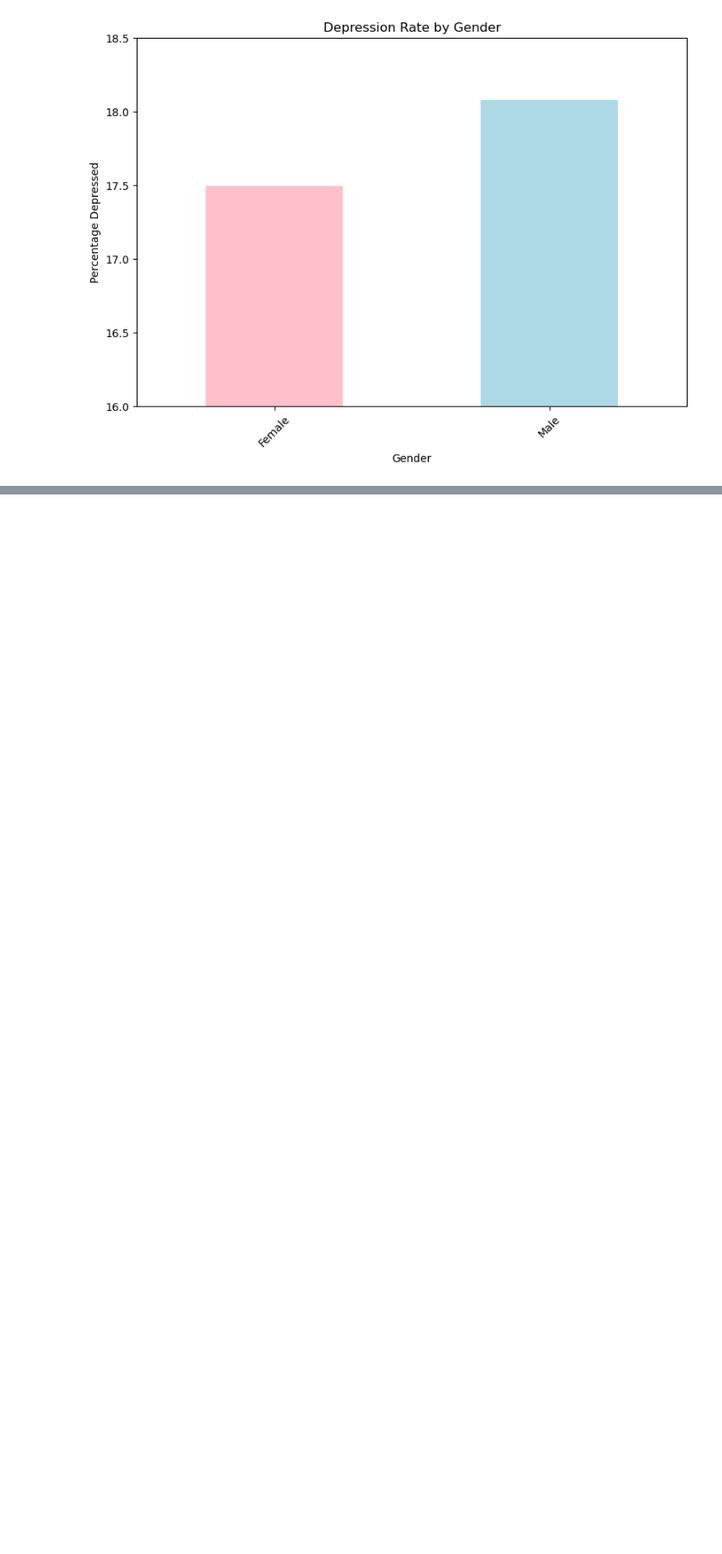
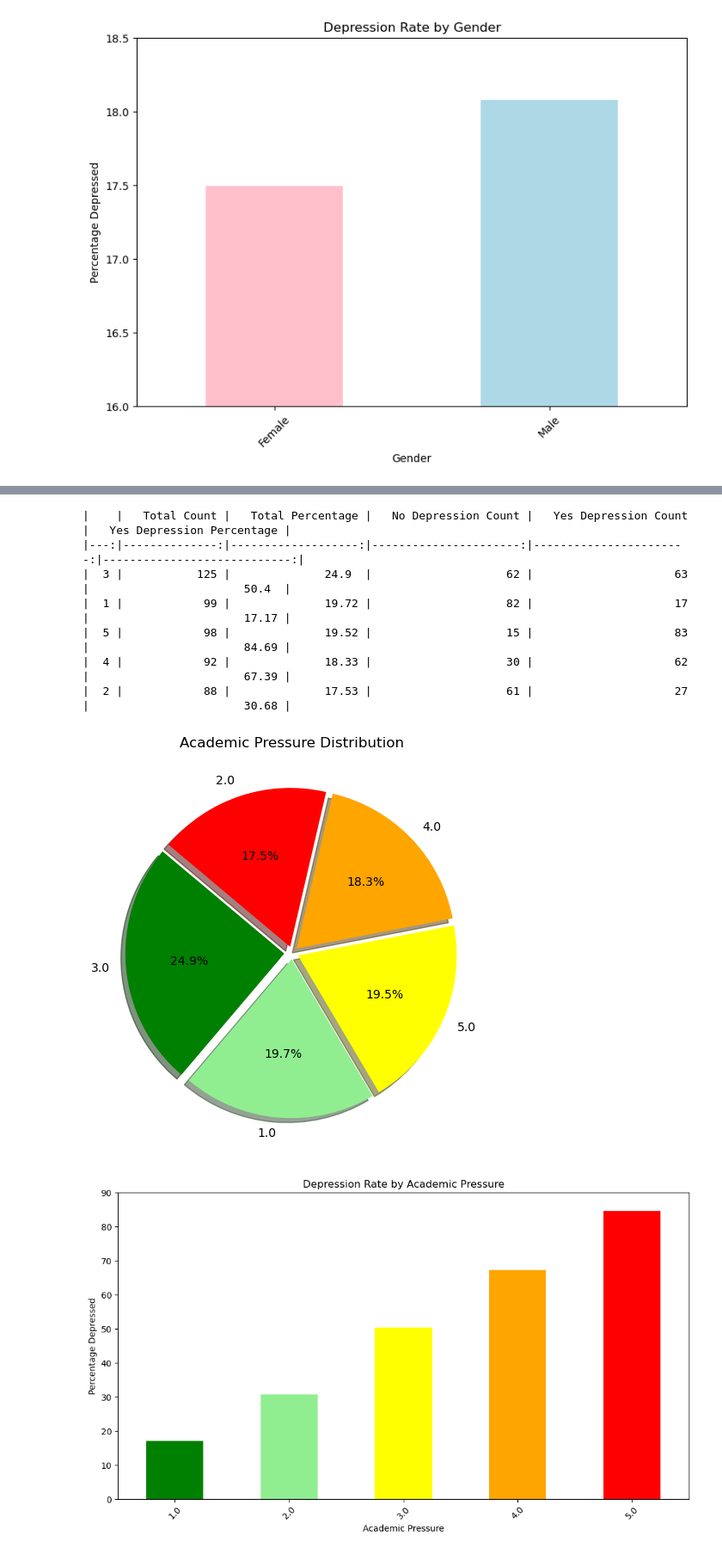
Before and after one commit to riffatmunaf/Depression-Analysis-and-Prediction-Using-Machine-Learning, a Jupyter notebook: Code/1) Depression Analysis.ipynb, the cells around one changed output, grey strips where cells are left out. Shown: that part at 86% size. Drawn from its saved outputs; the diff is of its cells as text; code cells hidden in the pictures; blank space fills up the shorter version.

```diff
--- a/Code/1) Depression Analysis.ipynb
+++ b/Code/1) Depression Analysis.ipynb
@@ -117,0 +171,21 @@ analyze_category_with_depression_improved(
+# %%
+analyze_category_with_depression_improved(
+    df,
+    'Academic Pressure',
+    'Academic Pressure',
+    (6, 6),
+    (10, 6),
+    ['green', 'lightgreen', 'yellow', 'orange', 'red'],
+    ['green', 'lightgreen', 'yellow', 'orange', 'red'],
+    (0, 90)
+)
+# %% [output]
+|    |   Total Count |   Total Percentage |   No Depression Count |   Yes Depression Count |   Yes Depression Percentage |
+|---:|--------------:|-------------------:|----------------------:|-----------------------:|----------------------------:|
+|  3 |           125 |              24.9  |                    62 |                     63 |                       50.4  |
+|  1 |            99 |              19.72 |                    82 |                     17 |                       17.17 |
+|  5 |            98 |              19.52 |                    15 |                     83 |                       84.69 |
+|  4 |            92 |              18.33 |                    30 |                     62 |                       67.39 |
+|  2 |            88 |              17.53 |                    61 |                     27 |                       30.68 |
+[figure, added]
+[figure, added]
```
Also changed, not shown: parts of 4 cells of this notebook.
